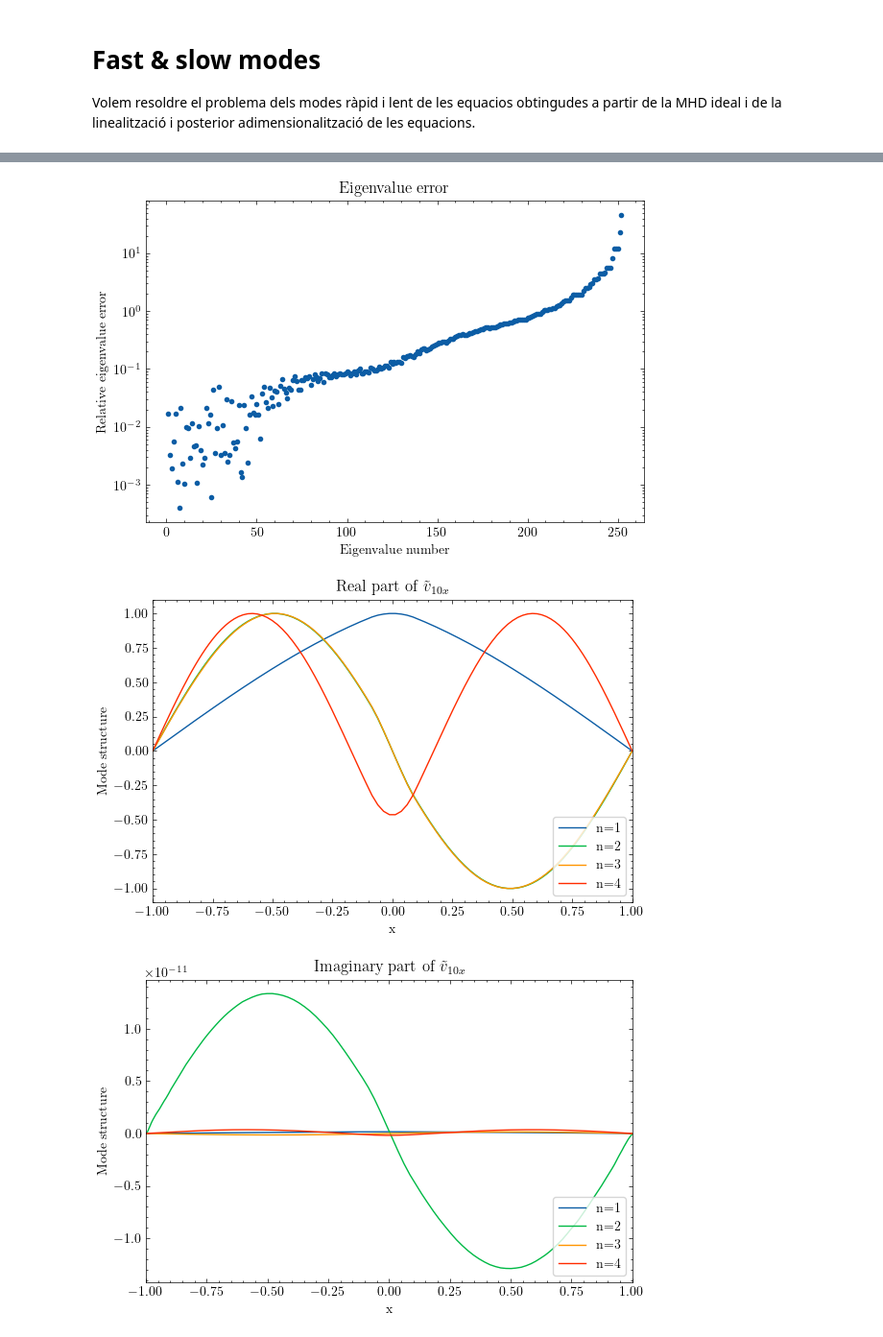
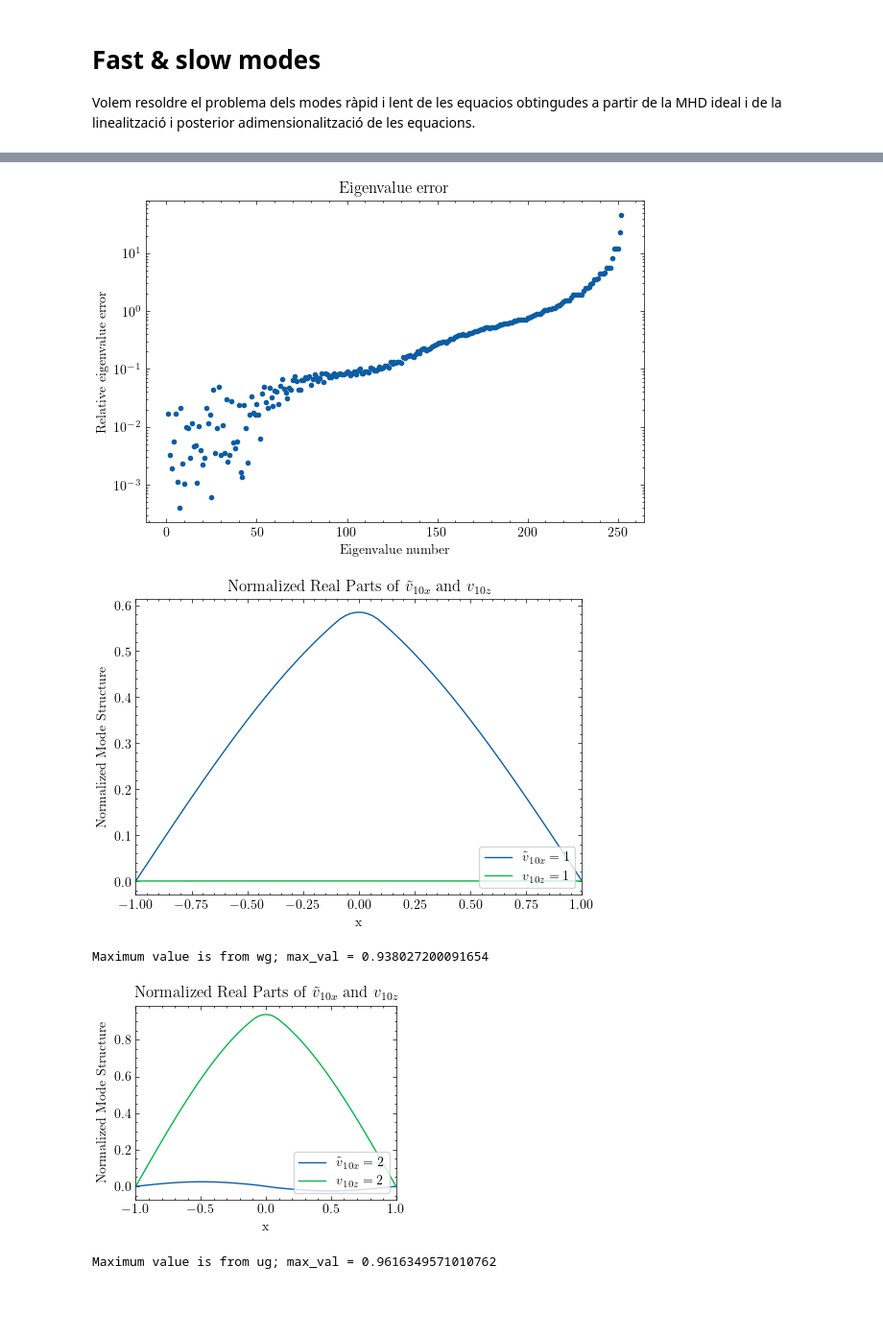
Before and after one commit to JoanRibotOliver/TFG, a Jupyter notebook: Fast & slow modes.ipynb, the cells around one changed output, grey strips where cells are left out. Shown: that part at 96% size. Drawn from its saved outputs; the diff is of its cells as text; code cells hidden in the pictures; blank space fills up the shorter version.

```diff
--- a/Fast & slow modes.ipynb
+++ b/Fast & slow modes.ipynb
@@ -229,7 +229,42 @@ plt.title("Eigenvalue error")
 #plt.savefig("eigenvalue_error.pdf")
 #plt.savefig("eigenvalue_error.png", dpi=200)
 
+# Compare ug and wg and normalize them
+plt.figure(figsize=(6, 4))
+x = dist.local_grid(xbasis)
+for n, idx in enumerate(np.argsort(solver.eigenvalues)[:4], start=1):
+    solver.set_state(idx, solver.subsystems[0])
+    ug = u['g'].real
+    wg = w['g'].real
 
+    # Find the maximum absolute value between ug and wg
+    max_val = np.max(np.abs(np.concatenate([ug, wg])))
+
+    if np.max(np.abs(ug)) > np.max(np.abs(wg)):
+        print("Maximum value is from ug; max_val =", max_val)
+    else:
+        print("Maximum value is from wg; max_val =", max_val)
+
+
+    # Normalize both ug and wg by the maximum value
+    ug_normalized = ug / max_val
+    wg_normalized = wg / max_val
+
+    plt.plot(x, ug_normalized, label=fr"$\tilde{{v}}_{{10x}}={n}$")
+    plt.plot(x, wg_normalized, label=fr"${{v}}_{{10z}}={n}$")
+
+    plt.xlim(-1, 1)
+    plt.legend(loc="lower right", frameon=True)
+    plt.ylabel(r"Normalized Mode Structure")
+    plt.xlabel(r"x")
+    plt.title(r"Normalized Real Parts of $\tilde{v}_{10x}$ and ${v}_{10z}$")
+    plt.show()
+# plt.savefig("normalized_eigenvectors.pdf")
+# plt.savefig("normalized_eigenvectors.png", dpi=200)
+
+# Tal vegada em pot interessar normalitzar en un bucle i després representar per separat. No representar tot de cop... però sí pq les vull comparar en tamany...
+
+""" PLOTS INDIVIDUALS
 # Plot real part of v10x
 plt.figure(figsize=(6, 4))
 x = dist.local_grid(xbasis) # no acab d'entendre perquè es repeteix el domini... per si l'has tuneat penmig maybe
@@ -332,7 +367,7 @@ plt.tight_layout()
 plt.show()
 # plt.savefig("imag_eigenvectors_v10z.pdf")
 # plt.savefig("imag_eigenvectors_v10z.png", dpi=200)
-""" """
+"""
 
 # Normalitzar al màxim de ug i wg...
 
@@ -494,3 +530,5 @@ Relative error: [0.01671178 0.00331622 0.00191747 0.00559562 0.01678727]
 [figure]
-[figure, old version]
+[figure, new version]
+Maximum value is from wg; max_val = 0.938027200091654
-[figure, old version]
+[figure, new version]
+Maximum value is from ug; max_val = 0.9616349571010762
```
Also changed, not shown: parts of 1 cell of this notebook, 2 other files.
